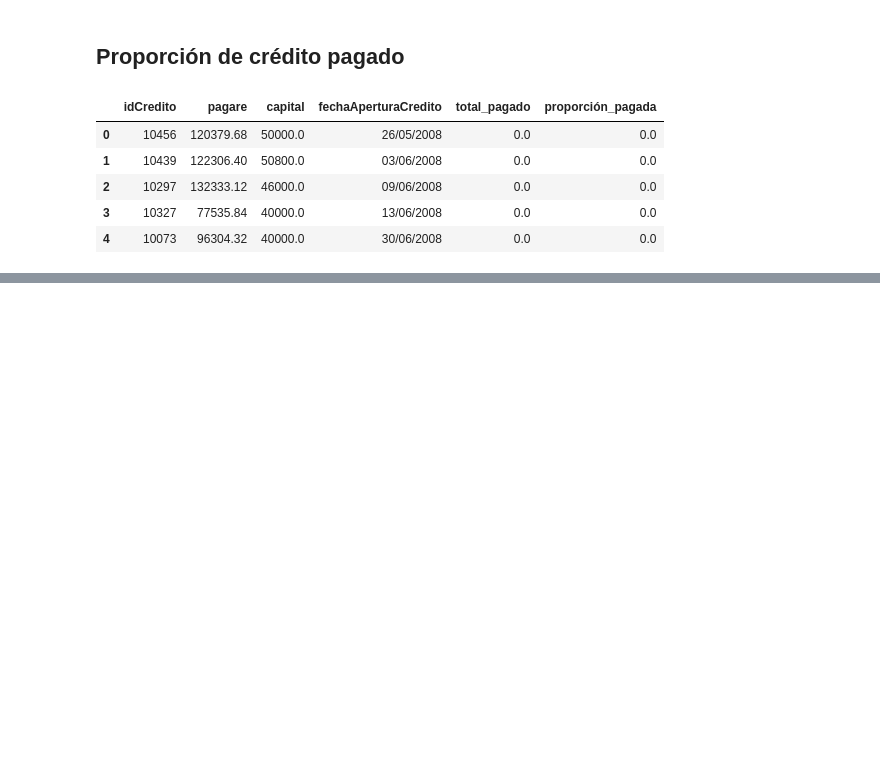
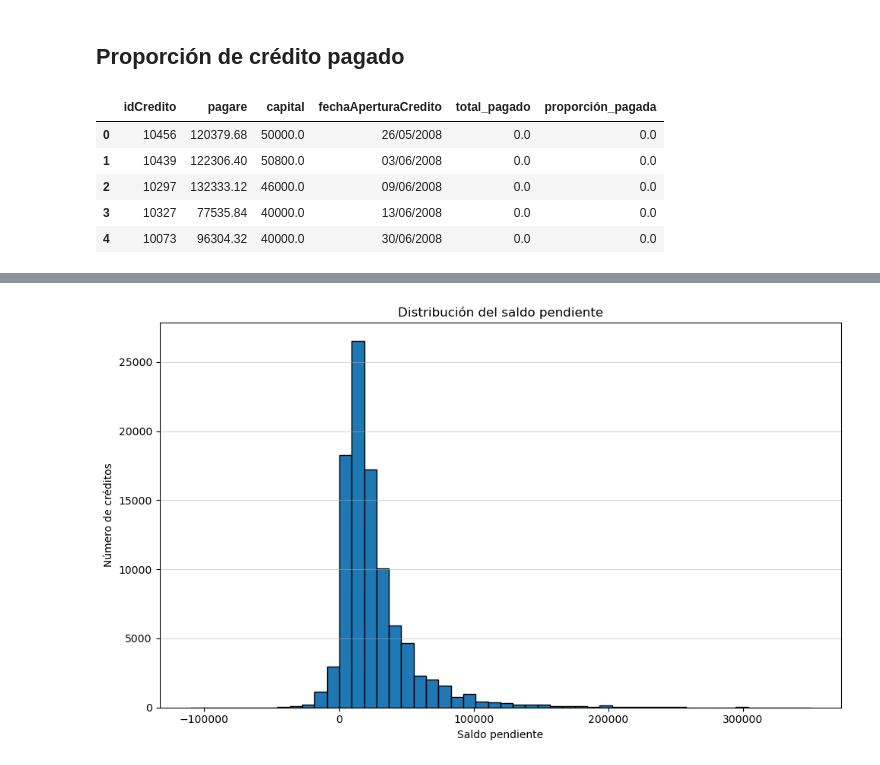
Before and after one commit to allfunso/Qubitos-Datathon, a Jupyter notebook: experiments.ipynb, the cells around one changed output, grey strips where cells are left out. Drawn from its saved outputs; the diff is of its cells as text; code cells hidden in the pictures; blank space fills up the shorter version.

```diff
--- a/experiments.ipynb
+++ b/experiments.ipynb
@@ -227,0 +228,11 @@ plt.show()
+# %%
+pagos_por_credito = cobros_detallados.groupby('idCredito', as_index=False)['montoCobrado'].sum()
+pagos_por_credito.rename(columns={'montoCobrado': 'total_pagado'}, inplace=True)
+
+df_comparacion = df_creditos.merge(pagos_por_credito, on='idCredito', how='left')
+
+df_comparacion['total_pagado'] = df_comparacion['total_pagado'].fillna(0)
+
+df_comparacion['saldo_pendiente'] = df_comparacion['capital'] - df_comparacion['total_pagado']
+
+df_comparacion.head()
@@ -227,0 +246,11 @@ plt.show()
+# %%
+plt.figure(figsize=(10, 6))
+plt.hist(df_comparacion['saldo_pendiente'], bins=50, edgecolor='black')
+plt.title('Distribución del saldo pendiente')
+plt.xlabel('Saldo pendiente')
+plt.ylabel('Número de créditos')
+plt.grid(axis='y', alpha=0.5)
+plt.tight_layout()
+plt.show()
+# %% [output]
+[figure, added]
```
Also changed, not shown: parts of 5 cells of this notebook.
